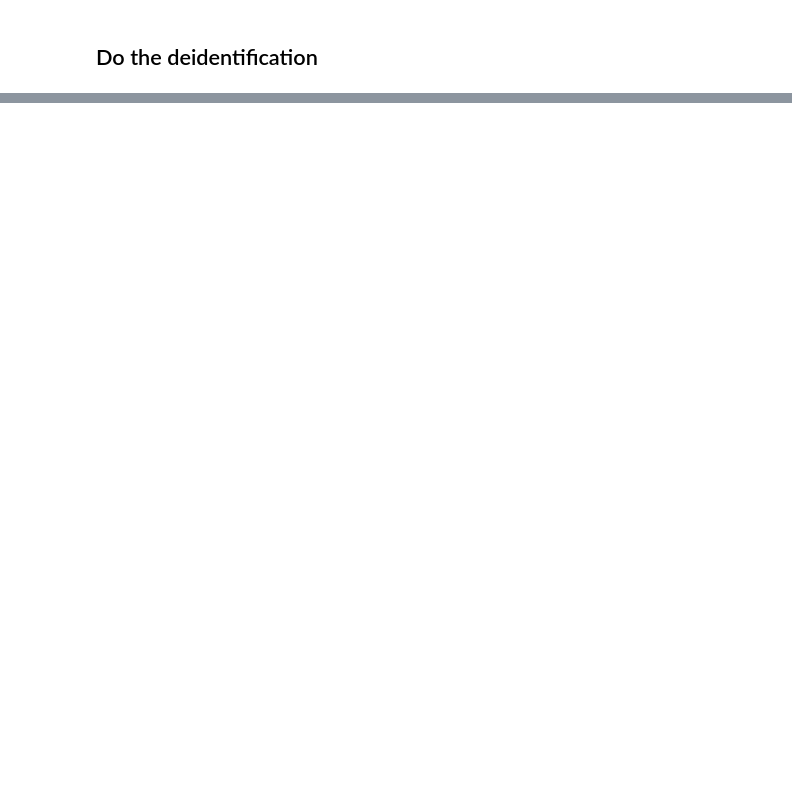
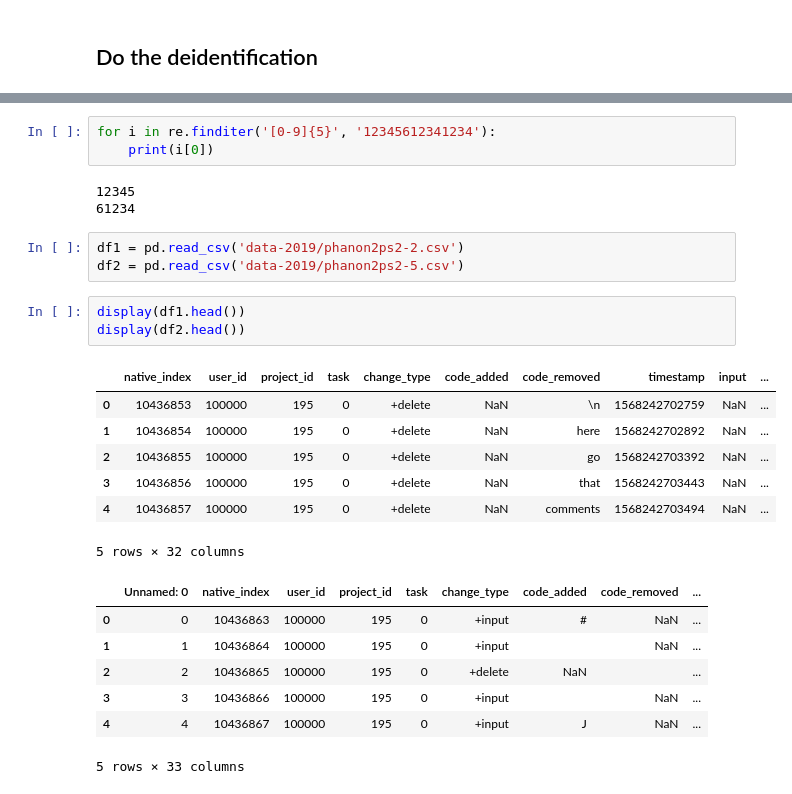
Before and after one commit to EdwardsLabUSU/DeidentifyKeystrokes, a Jupyter notebook: deidentify.ipynb, the cells around one changed output, grey strips where cells are left out. Saved outputs shown, nothing was run; the diff lists cells and outputs as text; blank space fills up the shorter version.

```diff
--- a/deidentify.ipynb
+++ b/deidentify.ipynb
@@ -1802,0 +802,27 @@ syw_interactive_mask('data/deident.log', 'John Edwards', 'Assign1')
+# %%
+for i in re.finditer('[0-9]{5}', '12345612341234'):
+    print(i[0])
+# %% [output]
+12345
+61234
+# %%
+df1 = pd.read_csv('data-2019/phanon2ps2-2.csv')
+df2 = pd.read_csv('data-2019/phanon2ps2-5.csv')
+# %%
+display(df1.head())
+display(df2.head())
+# %% [output]
+|  | native_index | user_id | project_id | task | change_type | code_added | code_removed | timestamp | input | ... |
+| 0 | 10436853 | 100000 | 195 | 0 | +delete | NaN | \n | 1568242702759 | NaN | ... |
+| 1 | 10436854 | 100000 | 195 | 0 | +delete | NaN | here | 1568242702892 | NaN | ... |
+| 2 | 10436855 | 100000 | 195 | 0 | +delete | NaN | go | 1568242703392 | NaN | ... |
+| 3 | 10436856 | 100000 | 195 | 0 | +delete | NaN | that | 1568242703443 | NaN | ... |
+| 4 | 10436857 | 100000 | 195 | 0 | +delete | NaN | comments | 1568242703494 | NaN | ... |
+5 rows × 32 columns
+|  | Unnamed: 0 | native_index | user_id | project_id | task | change_type | code_added | code_removed | ... |
+| 0 | 0 | 10436863 | 100000 | 195 | 0 | +input | # | NaN | ... |
+| 1 | 1 | 10436864 | 100000 | 195 | 0 | +input |  | NaN | ... |
+| 2 | 2 | 10436865 | 100000 | 195 | 0 | +delete | NaN |  | ... |
+| 3 | 3 | 10436866 | 100000 | 195 | 0 | +input |  | NaN | ... |
+| 4 | 4 | 10436867 | 100000 | 195 | 0 | +input | J | NaN | ... |
+5 rows × 33 columns
```
Also changed, not shown: parts of 112 cells of this notebook.
